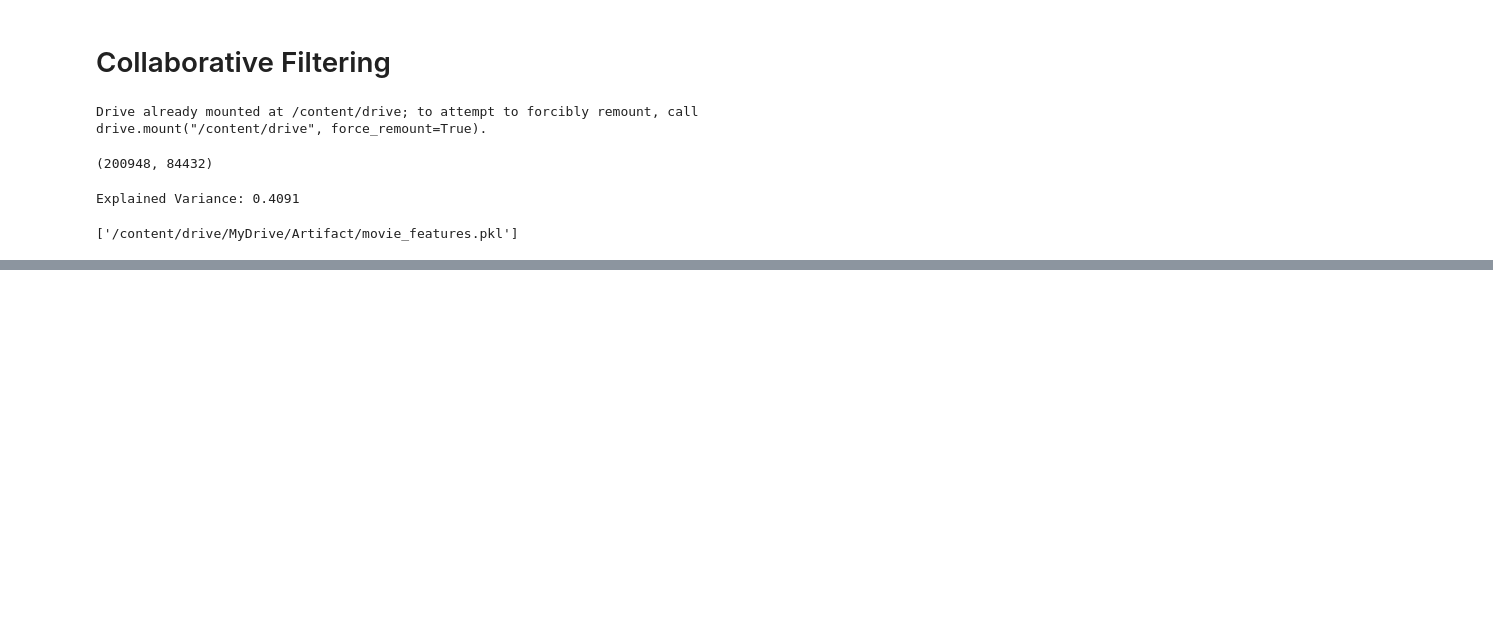
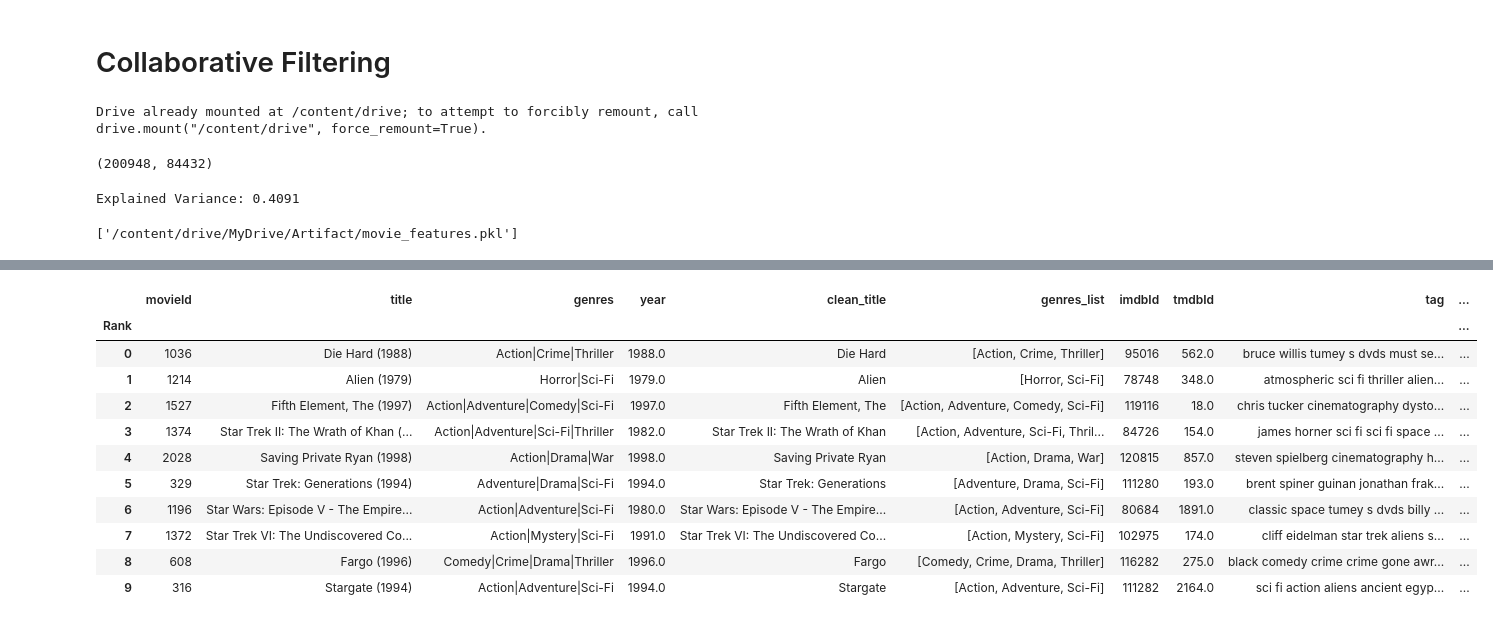
Before and after one commit to replyeshab/CineAI-AI-Based-Hybrid-Recommendation-System, a Jupyter notebook: movie_recommendation_system_Collaborative_Filtering.ipynb, the cells around one changed output, grey strips where cells are left out. Drawn from its saved outputs; the diff is of its cells as text; code cells hidden in the pictures; blank space fills up the shorter version.

```diff
--- a/movie_recommendation_system_Collaborative_Filtering.ipynb
+++ b/movie_recommendation_system_Collaborative_Filtering.ipynb
@@ -155,0 +231,15 @@ recommend_collaborative(100)
+# %%
+recommend_for_user(25)
+# %% [output]
+|  | movieId | title | genres | year | clean_title | genres_list | imdbId | tmdbId | tag | ... |
+| Rank |  |  |  |  |  |  |  |  |  | ... |
+| 0 | 1036 | Die Hard (1988) | Action|Crime|Thriller | 1988.0 | Die Hard | [Action, Crime, Thriller] | 95016 | 562.0 | bruce willis tumey s dvds must se... | ... |
+| 1 | 1214 | Alien (1979) | Horror|Sci-Fi | 1979.0 | Alien | [Horror, Sci-Fi] | 78748 | 348.0 | atmospheric sci fi thriller alien... | ... |
+| 2 | 1527 | Fifth Element, The (1997) | Action|Adventure|Comedy|Sci-Fi | 1997.0 | Fifth Element, The | [Action, Adventure, Comedy, Sci-Fi] | 119116 | 18.0 | chris tucker cinematography dysto... | ... |
+| 3 | 1374 | Star Trek II: The Wrath of Khan (... | Action|Adventure|Sci-Fi|Thriller | 1982.0 | Star Trek II: The Wrath of Khan | [Action, Adventure, Sci-Fi, Thril... | 84726 | 154.0 | james horner sci fi sci fi space ... | ... |
+| 4 | 2028 | Saving Private Ryan (1998) | Action|Drama|War | 1998.0 | Saving Private Ryan | [Action, Drama, War] | 120815 | 857.0 | steven spielberg cinematography h... | ... |
+| 5 | 329 | Star Trek: Generations (1994) | Adventure|Drama|Sci-Fi | 1994.0 | Star Trek: Generations | [Adventure, Drama, Sci-Fi] | 111280 | 193.0 | brent spiner guinan jonathan frak... | ... |
+| 6 | 1196 | Star Wars: Episode V - The Empire... | Action|Adventure|Sci-Fi | 1980.0 | Star Wars: Episode V - The Empire... | [Action, Adventure, Sci-Fi] | 80684 | 1891.0 | classic space tumey s dvds billy ... | ... |
+| 7 | 1372 | Star Trek VI: The Undiscovered Co... | Action|Mystery|Sci-Fi | 1991.0 | Star Trek VI: The Undiscovered Co... | [Action, Mystery, Sci-Fi] | 102975 | 174.0 | cliff eidelman star trek aliens s... | ... |
+| 8 | 608 | Fargo (1996) | Comedy|Crime|Drama|Thriller | 1996.0 | Fargo | [Comedy, Crime, Drama, Thriller] | 116282 | 275.0 | black comedy crime crime gone awr... | ... |
+| 9 | 316 | Stargate (1994) | Action|Adventure|Sci-Fi | 1994.0 | Stargate | [Action, Adventure, Sci-Fi] | 111282 | 2164.0 | sci fi action aliens ancient egyp... | ... |
```
Also changed, not shown: parts of 8 cells of this notebook.
